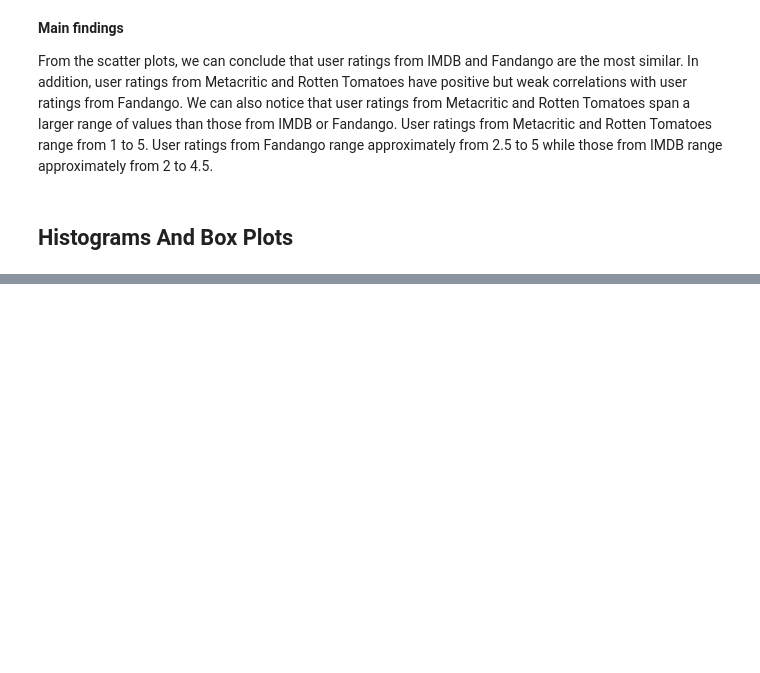
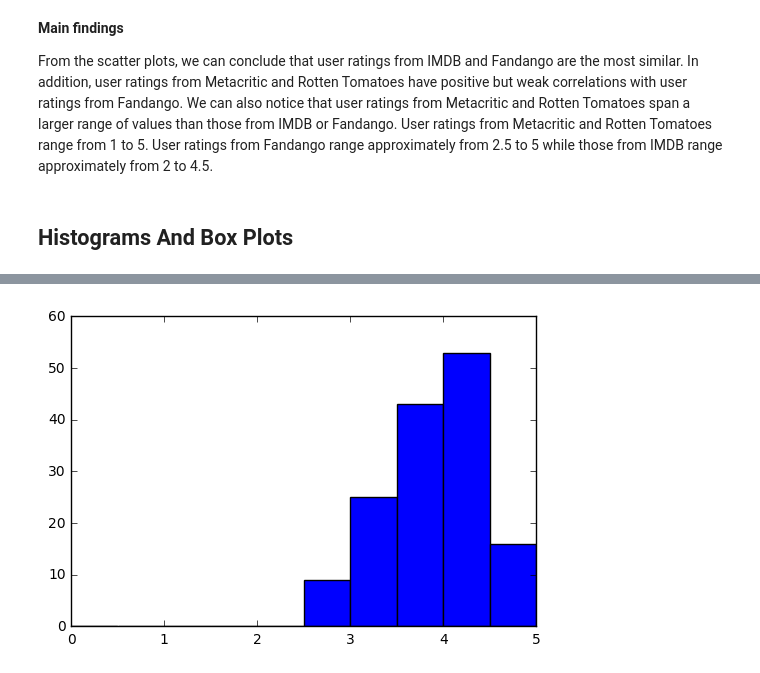
Before and after one commit to denrasulev/dataquest, a Jupyter notebook: DataVis.ipynb, the cells around one changed output, grey strips where cells are left out. Cells and saved outputs as stored; diff of their text form; code cells hidden in the pictures; blank space fills up the shorter version.

Commit message:
final
Final version of data visualization exercises notebook

```diff
--- a/DataVis.ipynb
+++ b/DataVis.ipynb
@@ -338,0 +366,7 @@ From the scatter plots, we can conclude that user ratings from IMDB and Fandango
+# %%
+# build one histogram
+fig, ax = plt.subplots()
+ax.hist(norm_reviews['Fandango_Ratingvalue'], range = (0,5))
+plt.show()
+# %% [output]
+[figure, added]
```
Also changed, not shown: parts of 6 cells of this notebook.
